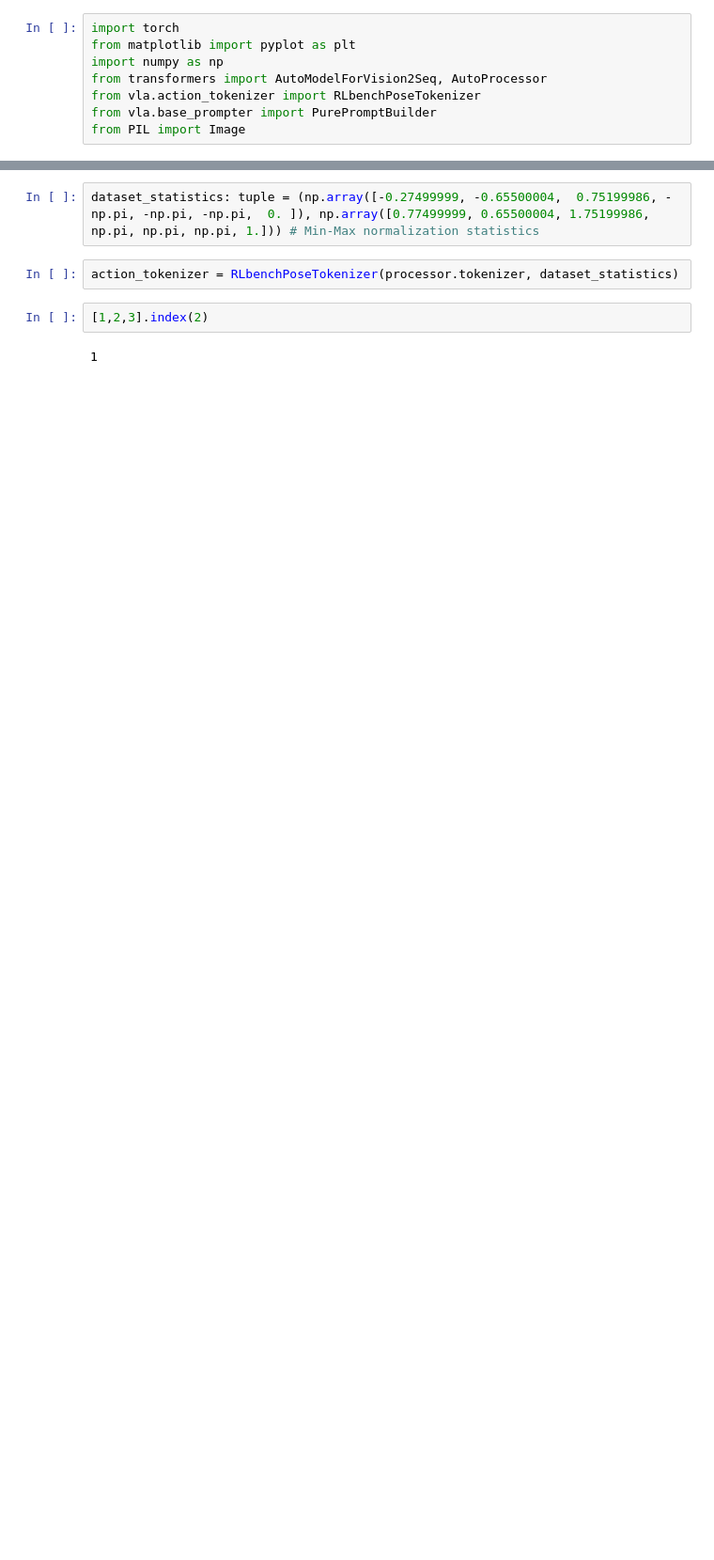
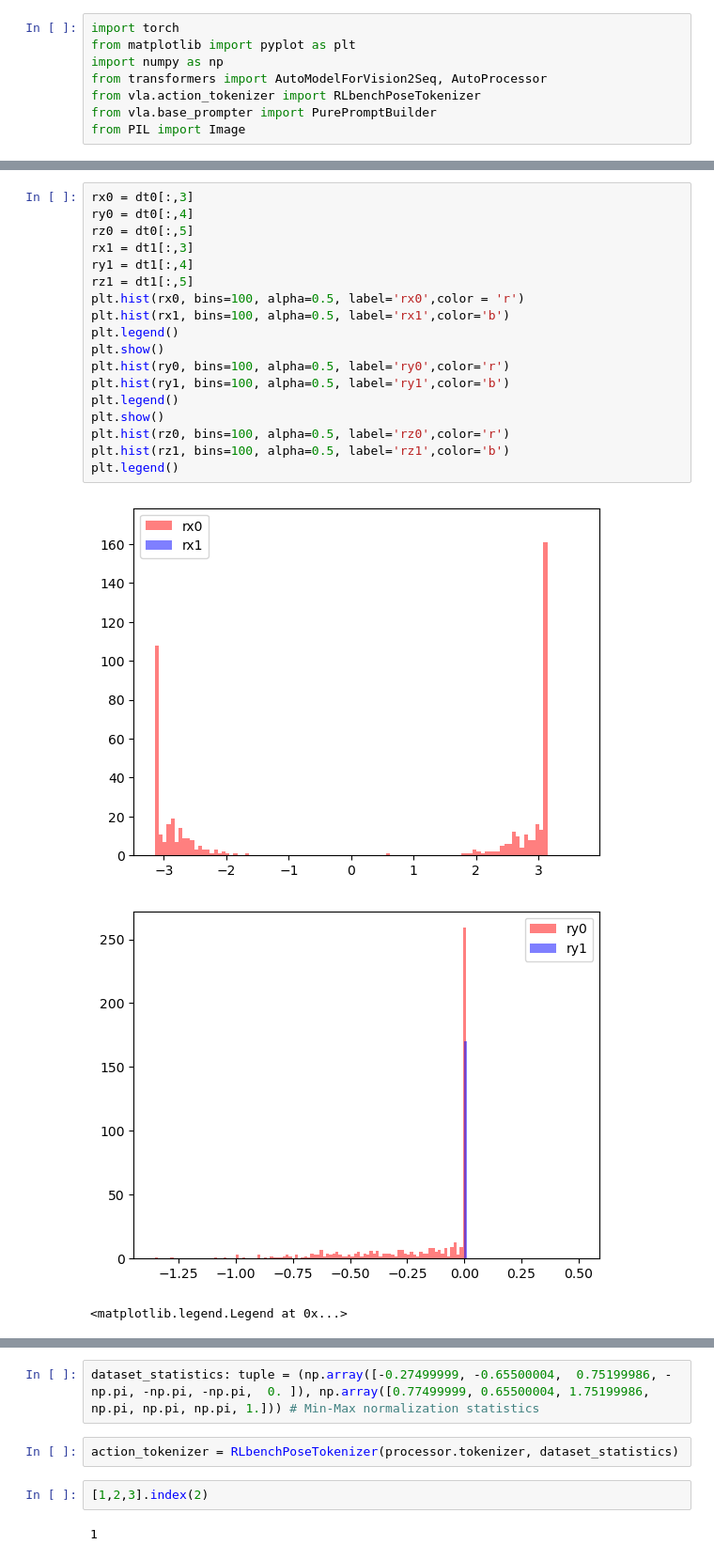
Before and after one commit to VLA-RL/VLA-RL, a Jupyter notebook: test_dataset.ipynb, the cells around one changed output, grey strips where cells are left out. Shown at 94% size. Saved outputs shown, nothing was run; the diff lists cells and outputs as text; blank space fills up the shorter version.

```diff
--- a/test_dataset.ipynb
+++ b/test_dataset.ipynb
@@ -11,0 +57,22 @@ model_path = '/media/lawrence/Work/checkpoints/openvla-7b'
+# %%
+rx0 = dt0[:,3]
+ry0 = dt0[:,4]
+rz0 = dt0[:,5]
+rx1 = dt1[:,3]
+ry1 = dt1[:,4]
+rz1 = dt1[:,5]
+plt.hist(rx0, bins=100, alpha=0.5, label='rx0',color = 'r')
+plt.hist(rx1, bins=100, alpha=0.5, label='rx1',color='b')
+plt.legend()
+plt.show()
+plt.hist(ry0, bins=100, alpha=0.5, label='ry0',color='r')
+plt.hist(ry1, bins=100, alpha=0.5, label='ry1',color='b')
+plt.legend()
+plt.show()
+plt.hist(rz0, bins=100, alpha=0.5, label='rz0',color='r')
+plt.hist(rz1, bins=100, alpha=0.5, label='rz1',color='b')
+plt.legend()
+# %% [output]
+[figure, added]
+[figure, added]
+<matplotlib.legend.Legend at 0x...>
```
Also changed, not shown: parts of 25 cells of this notebook, 8 other files.
